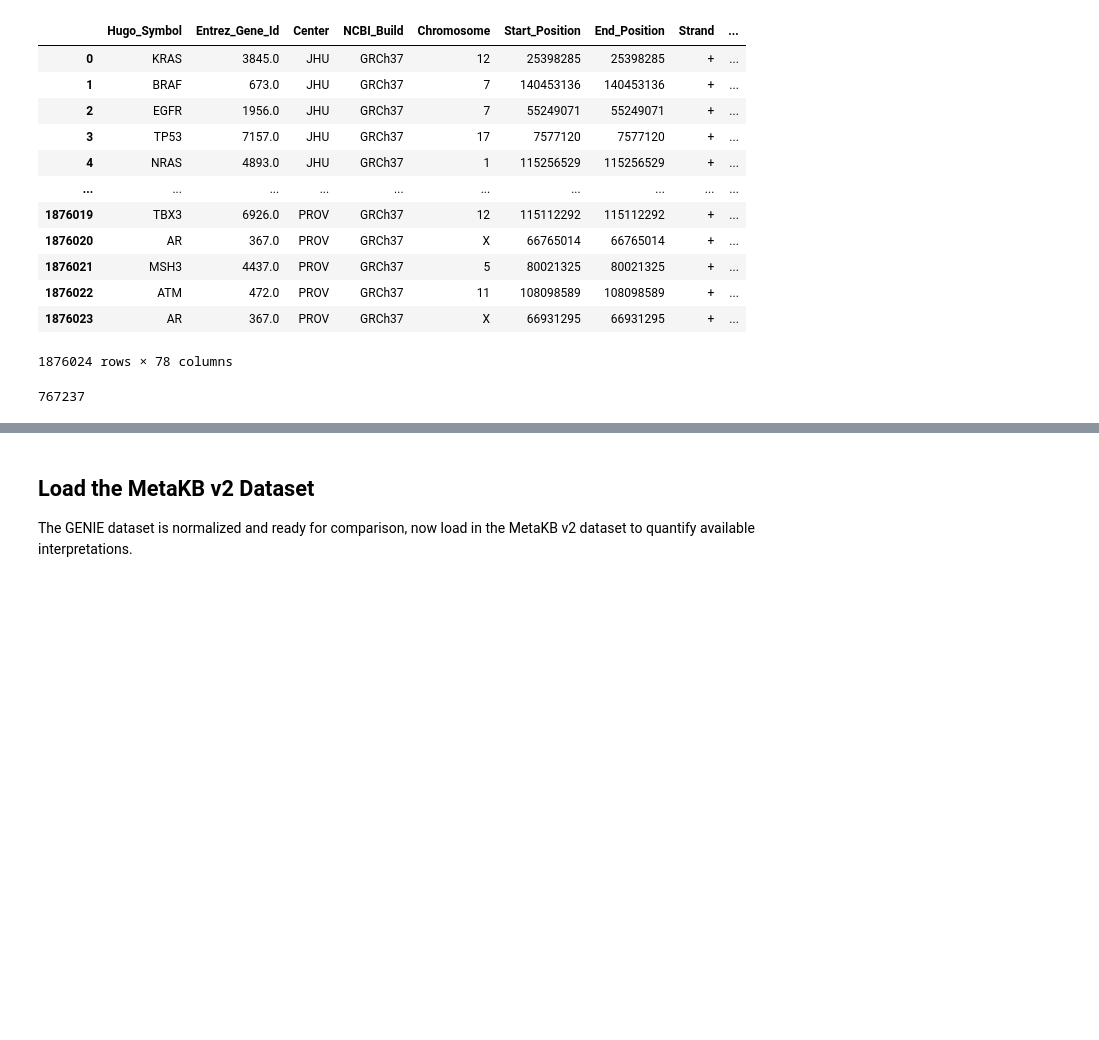
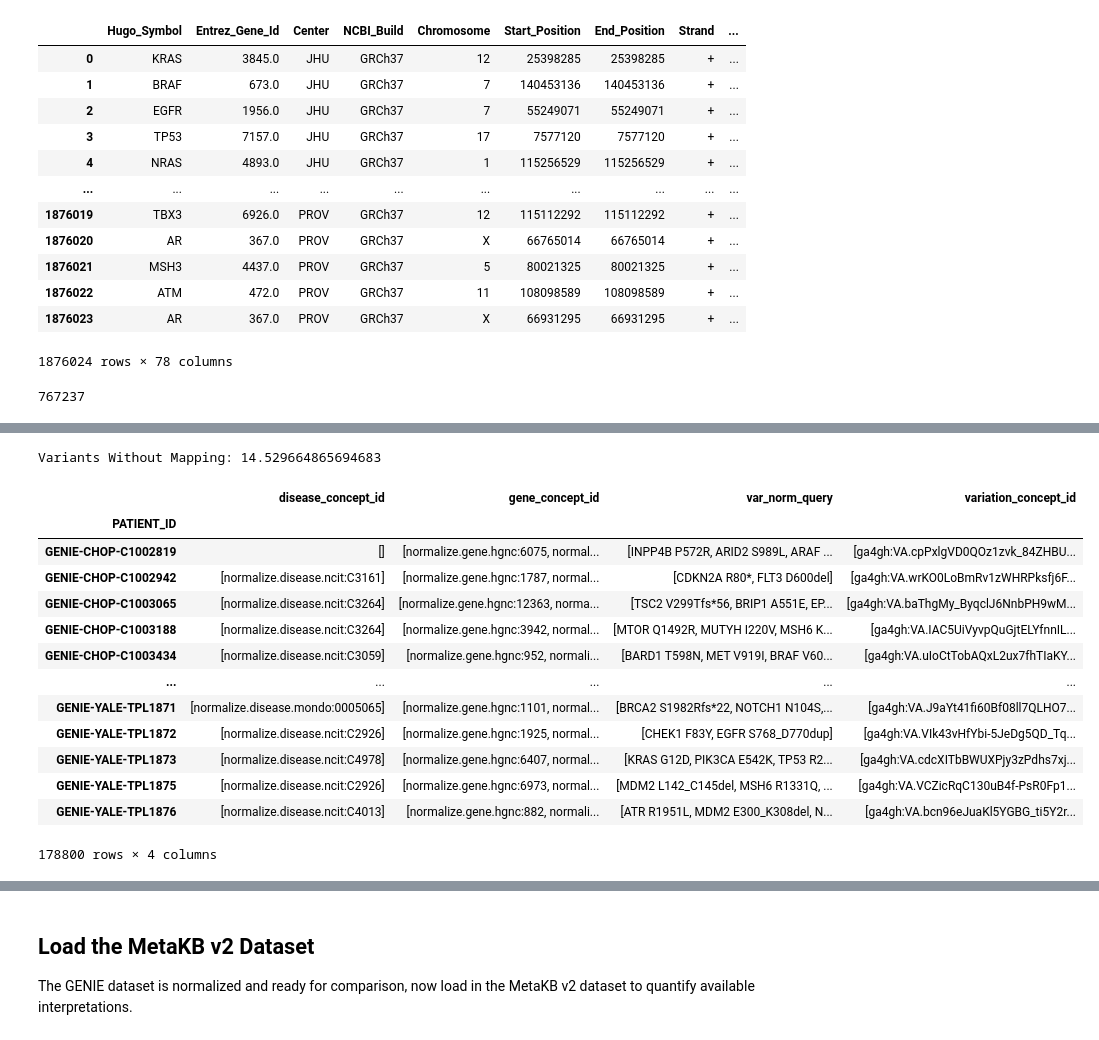
Before and after one commit to cancervariants/metakb, a Jupyter notebook: notebooks/genie.ipynb, the cells around one changed output, grey strips where cells are left out. Drawn from its saved outputs; the diff is of its cells as text; code cells hidden in the pictures; blank space fills up the shorter version.

```diff
--- a/notebooks/genie.ipynb
+++ b/notebooks/genie.ipynb
@@ -269,0 +279,6 @@ df[['PATIENT_ID','disease_concept_id','gene_concept_id','var_norm_query']]
+# %%
+tdf1 = pd.read_excel('norm_data/0-89-variant-norm-20250324.xlsx').drop(labels='Unnamed: 0',axis=1)
+tdf2 = pd.read_excel('norm_data/variant-norm-remainders-take1-20250331.xlsx').drop(labels='Unnamed: 0',axis=1)
+tdf3 = pd.read_excel('norm_data/variant-norm-remainders-take2-20250402.xlsx').drop(labels='Unnamed: 0',axis=1)
+variant_map = pd.concat([tdf1,tdf2,tdf3]).reset_index(drop=True)
+variant_map
@@ -269,0 +299,6 @@ df[['PATIENT_ID','disease_concept_id','gene_concept_id','var_norm_query']]
+# %%
+# Drop NaNs and 'Normalization Attempted's
+variant_map = variant_map[variant_map['variation_identifier'].isna()==False]
+variant_map = variant_map[variant_map['variation_identifier']!='Normalization Attempted'].reset_index(drop=True)
+
+print(f'Total Unique Variants: {len(variant_map)}')
@@ -269,0 +307,5 @@ df[['PATIENT_ID','disease_concept_id','gene_concept_id','var_norm_query']]
+# %%
+# Map the identifiers back to the original DataFrame
+variation_dict = variant_map.set_index('unique_variation')['variation_identifier'].to_dict()
+df['variation_concept_id'] = df['var_norm_query'].map(variation_dict)
+df[['var_norm_query','variation_concept_id']].value_counts()
@@ -269,0 +326,31 @@ df[['PATIENT_ID','disease_concept_id','gene_concept_id','var_norm_query']]
+# %%
+maximum = len(df['variation_concept_id'])
+print(f'Variants Without Mapping: {(len(df[df["variation_concept_id"].isna()]) / maximum) * 100}')
+# %% [output]
+Variants Without Mapping: 14.529664865694683
+# %%
+# These are our relevant fields for quantification
+analysis_df = df[['PATIENT_ID','disease_concept_id','gene_concept_id','var_norm_query','variation_concept_id']]
+analysis_df = analysis_df.groupby('PATIENT_ID').agg(pd.unique)
+
+# Filter out NaNs
+analysis_df['disease_concept_id'] = analysis_df['disease_concept_id'].apply(lambda lst: [x for x in lst if pd.notna(x) and x is not None])
+analysis_df['gene_concept_id'] = analysis_df['gene_concept_id'].apply(lambda lst: [x for x in lst if pd.notna(x) and x is not None])
+analysis_df['variation_concept_id'] = analysis_df['variation_concept_id'].apply(lambda lst: [x for x in lst if pd.notna(x) and x is not None])
+
+analysis_df
+# %% [output]
+|  | disease_concept_id | gene_concept_id | var_norm_query | variation_concept_id |
+| PATIENT_ID |  |  |  |  |
+| GENIE-CHOP-C1002819 | [] | [normalize.gene.hgnc:6075, normal... | [INPP4B P572R, ARID2 S989L, ARAF ... | [ga4gh:VA.cpPxlgVD0QOz1zvk_84ZHBU... |
+| GENIE-CHOP-C1002942 | [normalize.disease.ncit:C3161] | [normalize.gene.hgnc:1787, normal... | [CDKN2A R80*, FLT3 D600del] | [ga4gh:VA.wrKO0LoBmRv1zWHRPksfj6F... |
+| GENIE-CHOP-C1003065 | [normalize.disease.ncit:C3264] | [normalize.gene.hgnc:12363, norma... | [TSC2 V299Tfs*56, BRIP1 A551E, EP... | [ga4gh:VA.baThgMy_ByqclJ6NnbPH9wM... |
+| GENIE-CHOP-C1003188 | [normalize.disease.ncit:C3264] | [normalize.gene.hgnc:3942, normal... | [MTOR Q1492R, MUTYH I220V, MSH6 K... | [ga4gh:VA.IAC5UiVyvpQuGjtELYfnnIL... |
+| GENIE-CHOP-C1003434 | [normalize.disease.ncit:C3059] | [normalize.gene.hgnc:952, normali... | [BARD1 T598N, MET V919I, BRAF V60... | [ga4gh:VA.uIoCtTobAQxL2ux7fhTIaKY... |
+| ... | ... | ... | ... | ... |
+| GENIE-YALE-TPL1871 | [normalize.disease.mondo:0005065] | [normalize.gene.hgnc:1101, normal... | [BRCA2 S1982Rfs*22, NOTCH1 N104S,... | [ga4gh:VA.J9aYt41fi60Bf08ll7QLHO7... |
+| GENIE-YALE-TPL1872 | [normalize.disease.ncit:C2926] | [normalize.gene.hgnc:1925, normal... | [CHEK1 F83Y, EGFR S768_D770dup] | [ga4gh:VA.VIk43vHfYbi-5JeDg5QD_Tq... |
+| GENIE-YALE-TPL1873 | [normalize.disease.ncit:C4978] | [normalize.gene.hgnc:6407, normal... | [KRAS G12D, PIK3CA E542K, TP53 R2... | [ga4gh:VA.cdcXITbBWUXPjy3zPdhs7xj... |
+| GENIE-YALE-TPL1875 | [normalize.disease.ncit:C2926] | [normalize.gene.hgnc:6973, normal... | [MDM2 L142_C145del, MSH6 R1331Q, ... | [ga4gh:VA.VCZicRqC130uB4f-PsR0Fp1... |
+| GENIE-YALE-TPL1876 | [normalize.disease.ncit:C4013] | [normalize.gene.hgnc:882, normali... | [ATR R1951L, MDM2 E300_K308del, N... | [ga4gh:VA.bcn96eJuaKl5YGBG_ti5Y2r... |
+178800 rows × 4 columns
```
Also changed, not shown: parts of 27 cells of this notebook.
